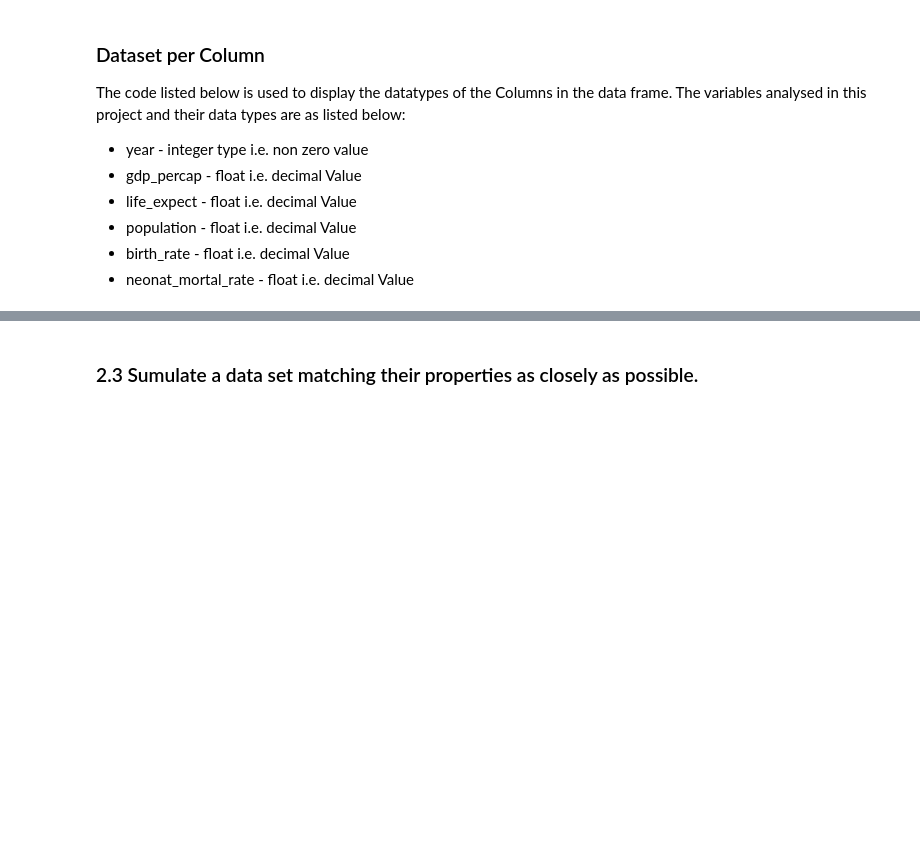
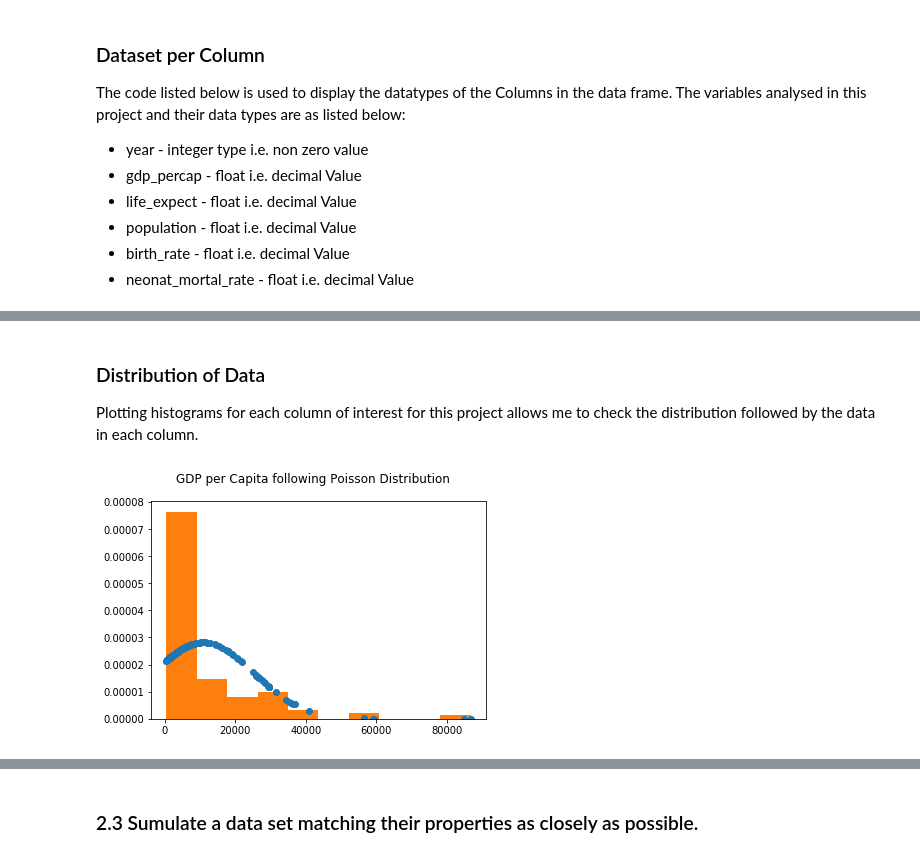
Before and after one commit to shakti230/real-world-phenomenon, a Jupyter notebook: real world phenomenom.ipynb, the cells around one changed output, grey strips where cells are left out. Drawn from its saved outputs; the diff is of its cells as text; code cells hidden in the pictures; blank space fills up the shorter version.

Commit message:
Histograms
Updates to histograms using data from each variable

```diff
--- a/real world phenomenom.ipynb
+++ b/real world phenomenom.ipynb
@@ -124,0 +139,16 @@ The code listed below is used to display the datatypes of the Columns in the dat
+# %% [markdown]
+### Distribution of Data
+Plotting histograms for each column of interest for this project allows me to check the distribution followed by the data in each column.
+# %%
+import scipy.stats as stats
+fit = stats.norm.pdf(predefined_data_2000['gdp_percap'].tolist(), np.mean(predefined_data_2000['gdp_percap'].tolist()), np.std(predefined_data_2000['gdp_percap'].tolist()))  #this is a fitting indeed
+
+plt.plot(predefined_data_2000['gdp_percap'].tolist(),fit,'o')
+
+# Draw histogram of the  data
+plt.hist(predefined_data_2000['gdp_percap'].tolist(),normed=True)
+# Add a title using .suptitle to the plot
+plt.suptitle("GDP per Capita following Poisson Distribution")
+plt.show()
+# %% [output]
+[figure, added]
```
Also changed, not shown: parts of 6 cells of this notebook.
